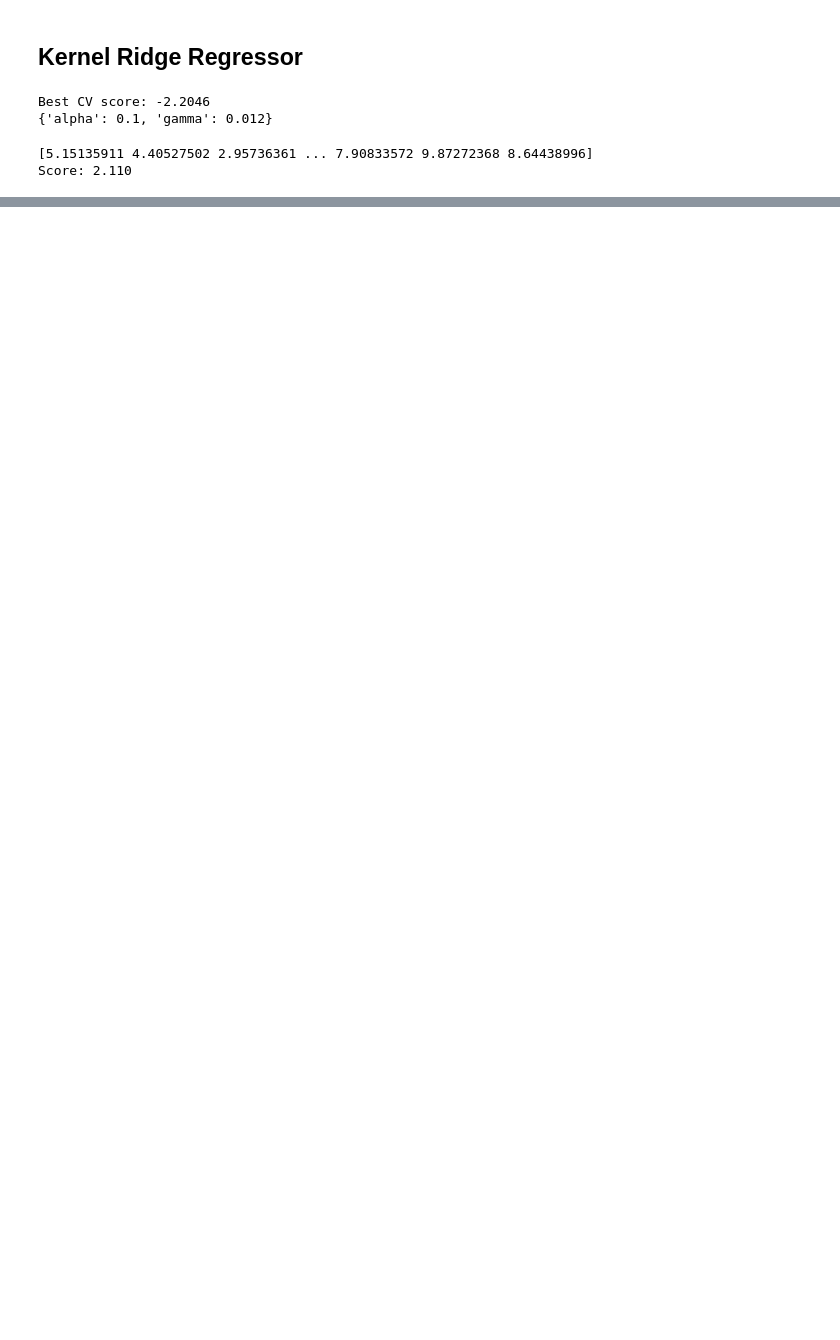
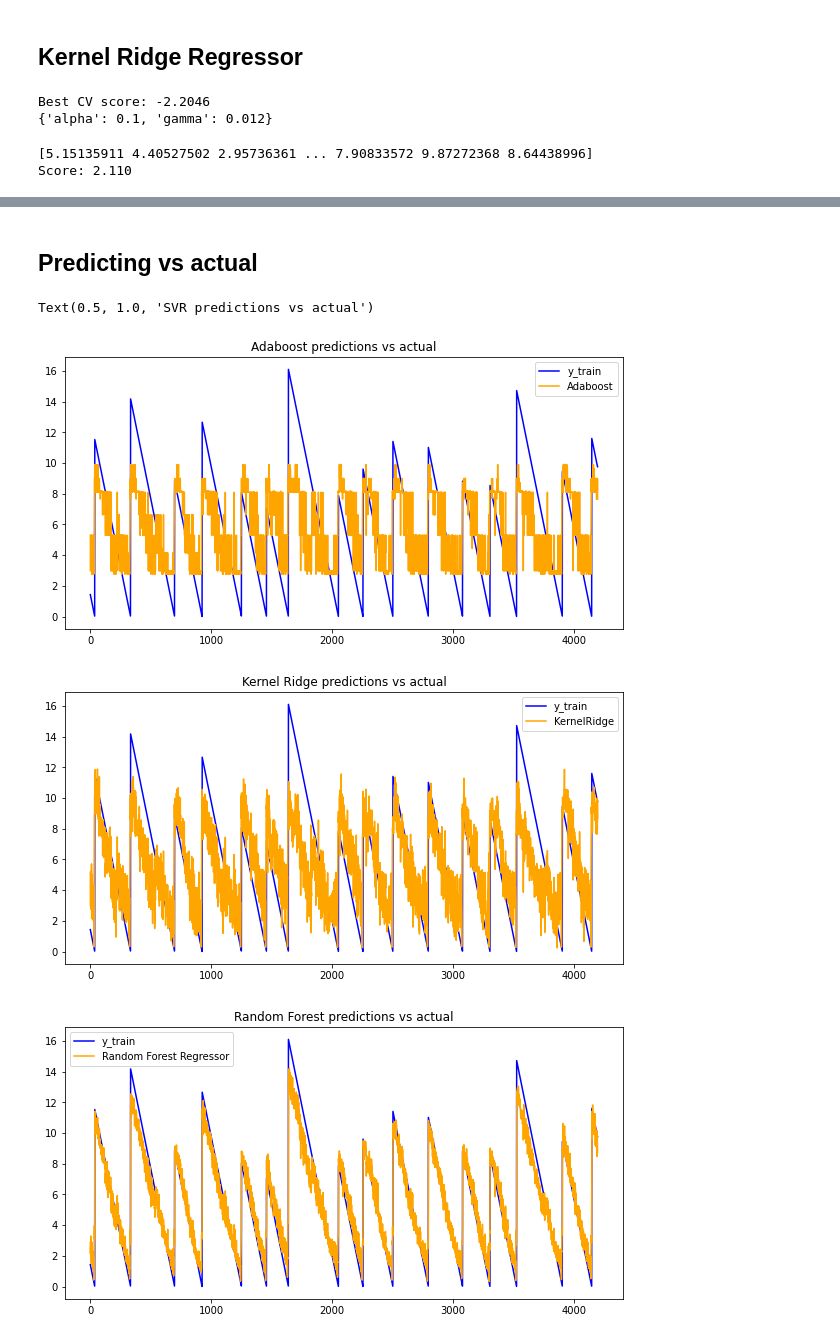
Before and after one commit to riccardorampon/LANL-Earthquake-Prediction, a Jupyter notebook: Earthquake_Acustic.ipynb, the cells around one changed output, grey strips where cells are left out. Cells and saved outputs as stored; diff of their text form; code cells hidden in the pictures; blank space fills up the shorter version.

```diff
--- a/Earthquake_Acustic.ipynb
+++ b/Earthquake_Acustic.ipynb
@@ -485,0 +478,55 @@ NameError: ignored
+# %% [markdown]
+## **Predicting vs actual**
+# %%
+# second plot
+f.add_subplot(2, 3, 1)
+plt.figure(figsize=(10, 5))
+plt.plot(y_train.values.flatten(), color='blue', label='y_train')
+plt.plot(y_pred_adaboost, color='orange', label='Adaboost')
+plt.legend()
+plt.title('Adaboost predictions vs actual')
+
+# third plot
+f.add_subplot(2, 3, 2)
+plt.figure(figsize=(10, 5))
+plt.plot(y_train.values.flatten(), color='blue', label='y_train')
+plt.plot(y_pred_krr, color='orange', label='KernelRidge')
+plt.legend()
+plt.title('Kernel Ridge predictions vs actual')
+
+# third plot
+f.add_subplot(2, 3, 3)
+plt.figure(figsize=(10, 5))
+plt.plot(y_train.values.flatten(), color='blue', label='y_train')
+plt.plot(y_pred_randforest, color='orange', label='Random Forest Regressor')
+plt.legend()
+plt.title('Random Forest predictions vs actual')
+
+# third plot
+f.add_subplot(2, 3, 4)
+plt.figure(figsize=(10, 5))
+plt.plot(y_train.values.flatten(), color='blue', label='y_train')
+plt.plot(y_pred_baggreg, color='orange', label='Bagging Regressor')
+plt.legend()
+plt.title('Bagging predictions vs actual')
+
+# third plot
+f.add_subplot(2, 3, 5)
+plt.figure(figsize=(10, 5))
+plt.plot(y_train.values.flatten(), color='blue', label='y_train')
+plt.plot(y_pred_NuSVR, color='orange', label='NuSVR Regressor')
+plt.legend()
+plt.title('NuSVR predictions vs actual')
+
+# third plot
+f.add_subplot(2, 3, 6)
+plt.figure(figsize=(10, 5))
+plt.plot(y_train.values.flatten(), color='blue', label='y_train')
+plt.plot(y_pred_svr, color='orange', label='SVR')
+plt.legend()
+plt.title('SVR predictions vs actual')
+# %% [output]
+Text(0.5, 1.0, 'SVR predictions vs actual')
+[figure, added]
+[figure, added]
+[figure, added]
```
Also changed, not shown: parts of 24 cells of this notebook.
